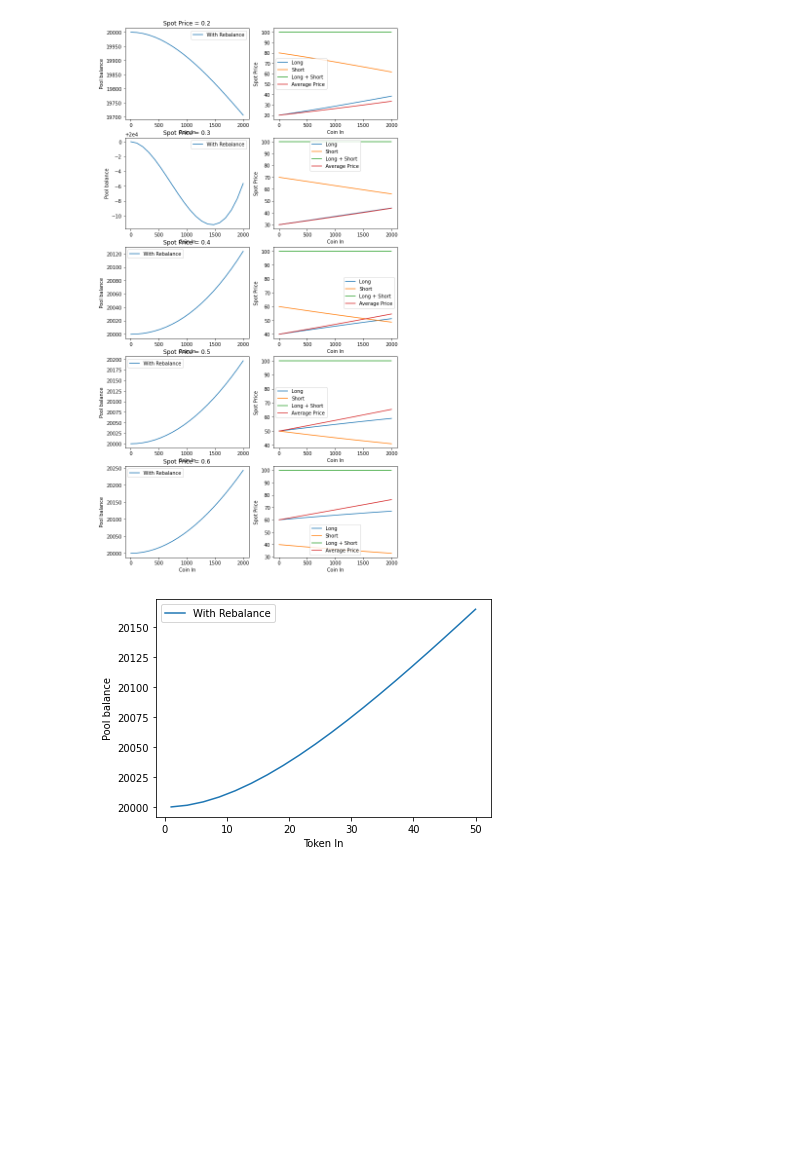
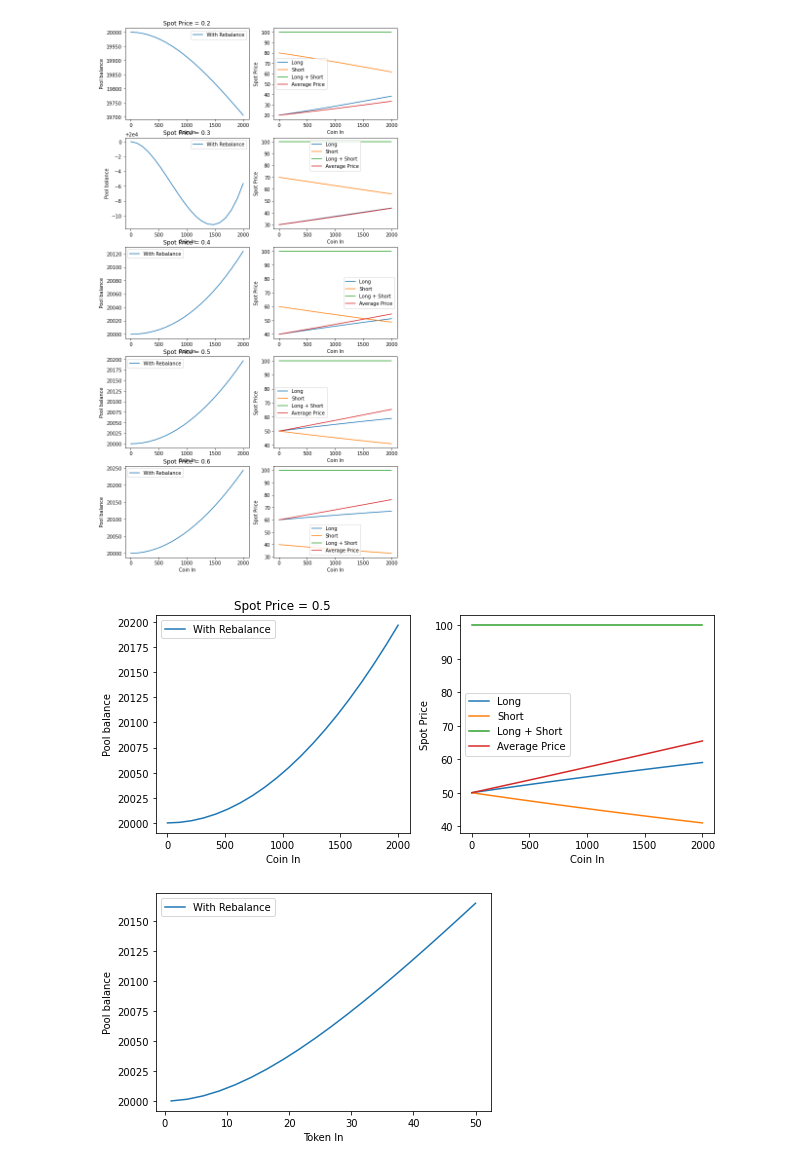
Before and after one commit to fetchai/mettalex-market-maker, a Jupyter notebook: amm_balancer.ipynb, the cells around one changed output. Cells and saved outputs as stored; diff of their text form; code cells hidden in the pictures; blank space fills up the shorter version.

```diff
--- a/amm_balancer.ipynb
+++ b/amm_balancer.ipynb
@@ -485,7 +500,7 @@ $\displaystyle 20045.9921189573$
 # %% [markdown]
 So round trip of buy L from AMM, sell L back to AMM results in the AMM gaining money.  See below for a more systematic investigation.
 # %%
-def simulate_swaps_from_coin(x_c_0, x_l_0, x_s_0, v, C, from_coin=True, c_max=1000, n_row=1, offset=0):
+def simulate_swaps_from_coin(x_c_0, x_l_0, x_s_0, v, C, from_coin=True, c_max=1000, n_row=1, offset=0, f=None):
     initial_state = set_amm_state(x_c_0, x_l_0, x_s_0, v, C)
 
     coin_in = np.linspace(1., c_max, 20)
@@ -496,7 +511,7 @@ def simulate_swaps_from_coin(x_c_0, x_l_0, x_s_0, v, C, from_coin=True, c_max=10
     states_raw, tok_out_raw, avg_price_raw = zip(
         *[simple_swap_from_coin(initial_state, c, coin_per_pair=100, rebalance=False) for c in coin_in])
 
-    if n_row == 1:
+    if n_row == 1 and not f:
         _ = plt.figure(figsize=(10,4))
     # Pool balance
 
@@ -530,6 +545,15 @@ for i, spot in enumerate(asset_spots):
 f.savefig('amm_spot_prices.png')
 # %% [output]
 [figure]
+# %%
+asset_spots = [ 0.5]
+n_spots = len(asset_spots)
+f = plt.figure(figsize=(10, 4*n_spots))
+for i, spot in enumerate(asset_spots):
+    simulate_swaps_from_coin(10000, 100, 100, spot, 100, c_max=2000, n_row=n_spots, offset=i, f=f)
+f.savefig('amm_spot_prices_50.png')
+# %% [output]
+[figure, added]
 # %%
 initial_state = set_amm_state(10000, 100, 100, 0.5, 100)
 tok_in = np.linspace(1., 50., 20)
```
Also changed, not shown: parts of 9 cells of this notebook.
